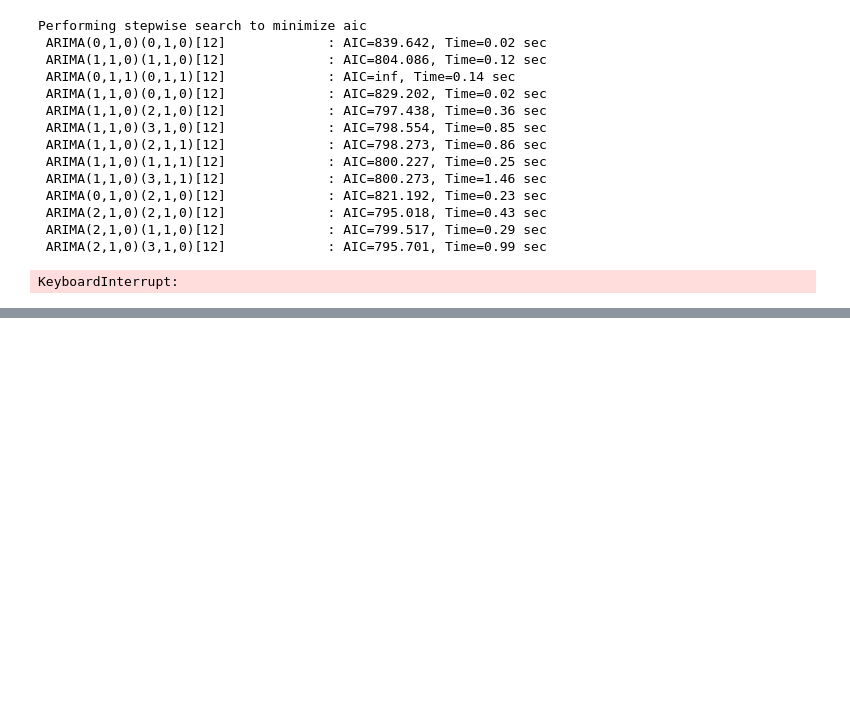
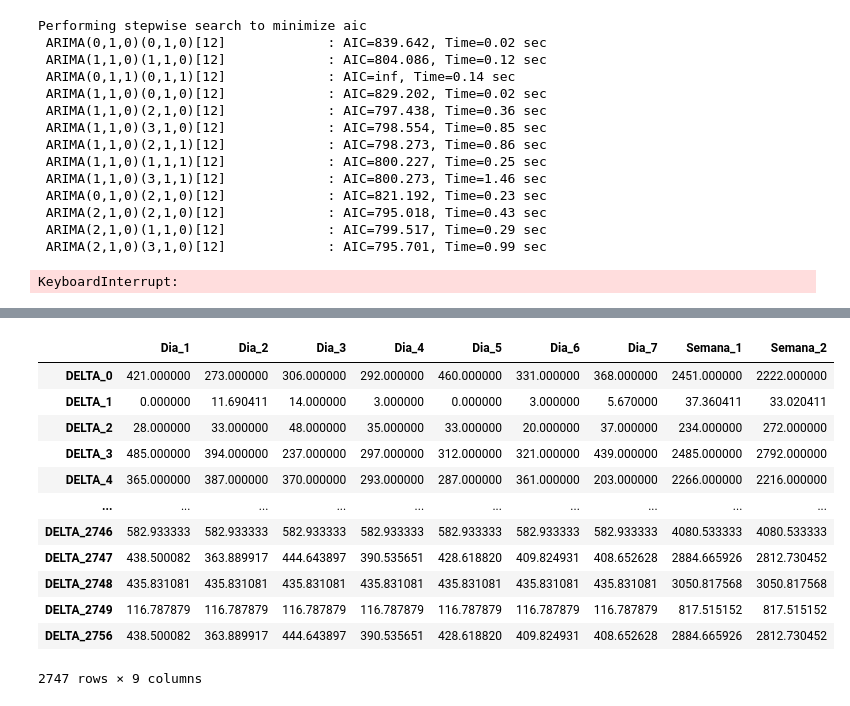
Before and after one commit to sgavela/water_footprint, a Jupyter notebook: exploration/ARIMA_todos_contadores_sin_outliers.ipynb, the cells around one changed output, grey strips where cells are left out. Saved outputs shown, nothing was run; the diff lists cells and outputs as text; code cells hidden in the pictures; blank space fills up the shorter version.

```diff
--- a/exploration/ARIMA_todos_contadores_sin_outliers.ipynb
+++ b/exploration/ARIMA_todos_contadores_sin_outliers.ipynb
@@ -111,0 +177,22 @@ KeyboardInterrupt:
+# %%
+test_3 = test2.T
+test_3.columns = [['Dia_1','Dia_2','Dia_3','Dia_4','Dia_5','Dia_6','Dia_7',
+                       'Dia_8','Dia_9','Dia_10','Dia_11','Dia_12','Dia_13','Dia_14']]
+test_3['Semana_1'] = test_3[['Dia_1','Dia_2','Dia_3','Dia_4','Dia_5','Dia_6','Dia_7']].sum(axis=1)
+test_3['Semana_2'] = test_3[['Dia_8','Dia_9','Dia_10','Dia_11','Dia_12','Dia_13','Dia_14']].sum(axis=1)
+test_3.drop(['Dia_8','Dia_9','Dia_10','Dia_11','Dia_12','Dia_13','Dia_14'], axis=1, inplace=True)
+test_3
+# %% [output]
+|  | Dia_1 | Dia_2 | Dia_3 | Dia_4 | Dia_5 | Dia_6 | Dia_7 | Semana_1 | Semana_2 |
+| DELTA_0 | 421.000000 | 273.000000 | 306.000000 | 292.000000 | 460.000000 | 331.000000 | 368.000000 | 2451.000000 | 2222.000000 |
+| DELTA_1 | 0.000000 | 11.690411 | 14.000000 | 3.000000 | 0.000000 | 3.000000 | 5.670000 | 37.360411 | 33.020411 |
+| DELTA_2 | 28.000000 | 33.000000 | 48.000000 | 35.000000 | 33.000000 | 20.000000 | 37.000000 | 234.000000 | 272.000000 |
+| DELTA_3 | 485.000000 | 394.000000 | 237.000000 | 297.000000 | 312.000000 | 321.000000 | 439.000000 | 2485.000000 | 2792.000000 |
+| DELTA_4 | 365.000000 | 387.000000 | 370.000000 | 293.000000 | 287.000000 | 361.000000 | 203.000000 | 2266.000000 | 2216.000000 |
+| ... | ... | ... | ... | ... | ... | ... | ... | ... | ... |
+| DELTA_2746 | 582.933333 | 582.933333 | 582.933333 | 582.933333 | 582.933333 | 582.933333 | 582.933333 | 4080.533333 | 4080.533333 |
+| DELTA_2747 | 438.500082 | 363.889917 | 444.643897 | 390.535651 | 428.618820 | 409.824931 | 408.652628 | 2884.665926 | 2812.730452 |
+| DELTA_2748 | 435.831081 | 435.831081 | 435.831081 | 435.831081 | 435.831081 | 435.831081 | 435.831081 | 3050.817568 | 3050.817568 |
+| DELTA_2749 | 116.787879 | 116.787879 | 116.787879 | 116.787879 | 116.787879 | 116.787879 | 116.787879 | 817.515152 | 817.515152 |
+| DELTA_2756 | 438.500082 | 363.889917 | 444.643897 | 390.535651 | 428.618820 | 409.824931 | 408.652628 | 2884.665926 | 2812.730452 |
+2747 rows × 9 columns
```
Also changed, not shown: parts of 7 cells of this notebook.
